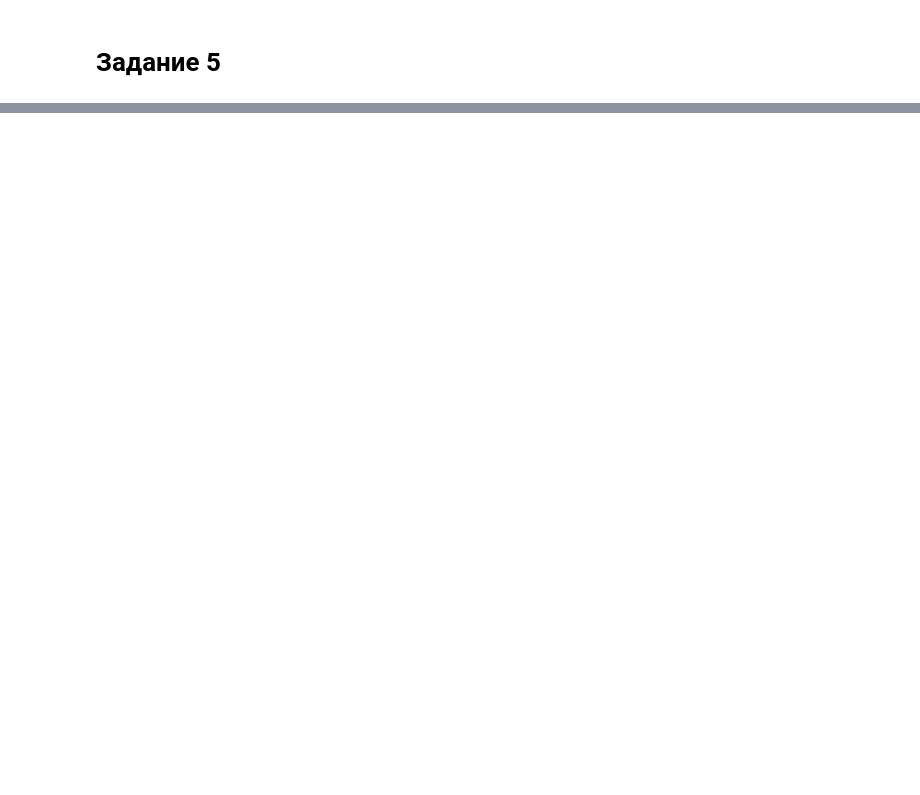
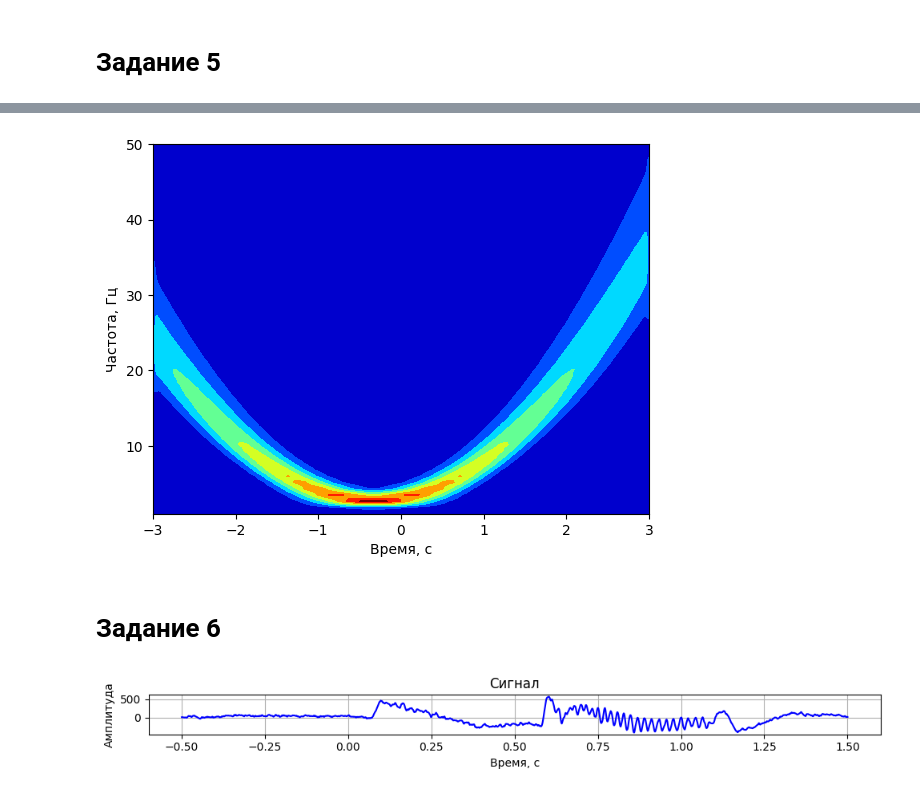
Before and after one commit to HerrPhoton/Digital-signal-processing, a Jupyter notebook: Lab6.ipynb, the cells around one changed output, grey strips where cells are left out. Cells and saved outputs as stored; diff of their text form; code cells hidden in the pictures; blank space fills up the shorter version.

Commit message:
6е задание

```diff
--- a/Lab6.ipynb
+++ b/Lab6.ipynb
@@ -126,3 +106,30 @@ plt.ylim([0, 20])
+# %%
+def cwt(time, signal, wavelet, scales = None, w = 5, ylim = None):
+
+    fs = time.size / (time[-1] - time[0])
+    freq = np.linspace(1, fs / 2, 100)
+
+    if scales is None:
+        scales = w * fs / (2 * freq * np.pi)
+
+    cwtmatr = np.empty((scales.size, signal.size), dtype = np.complex128)
+
+    for i, width in enumerate(scales):
+        N = np.min([10 * width, signal.size])
+        wavelet_data = np.conj(wavelet(M = N, s = width, w = w)[::-1])
+
+        cwtmatr[i] = np.convolve(signal, wavelet_data, mode = 'same')
+
+    vmax = np.max(np.abs(cwtmatr))
+    vmin = vmax / 1.e5
+
+    plt.contourf(x, freq, np.abs(cwtmatr), vmax = vmax, vmin = vmin, cmap = 'jet')
+
+    plt.xlabel('Время, с')
+    plt.ylabel('Частота, Гц')
+
+    plt.ylim(ylim)
+    plt.show()
 # %%
 display.clear()
 
@@ -133,0 +141,6 @@ display.plot()
+# %%
+cwt(x, y, morlet2, ylim = [1, 50])
+# %% [output]
+[figure, added]
+# %% [markdown]
+# Задание 6
@@ -133,0 +152,8 @@ display.plot()
+# %%
+display.clear()
+
+display.make_plot(0, x, y, title = 'Сигнал')
+
+display.plot()
+# %% [output]
+[figure, added]
```
Also changed, not shown: parts of 19 cells of this notebook.
